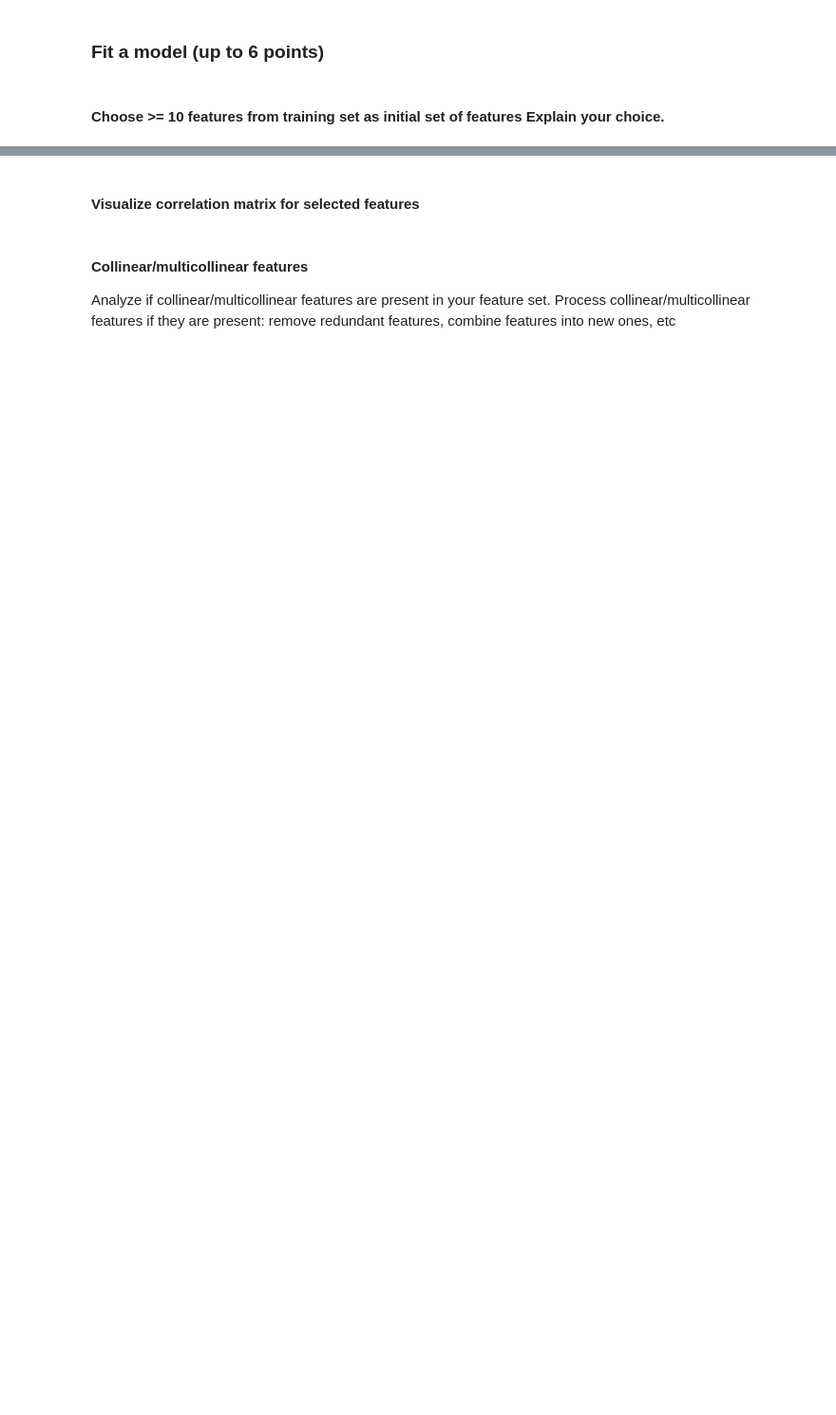
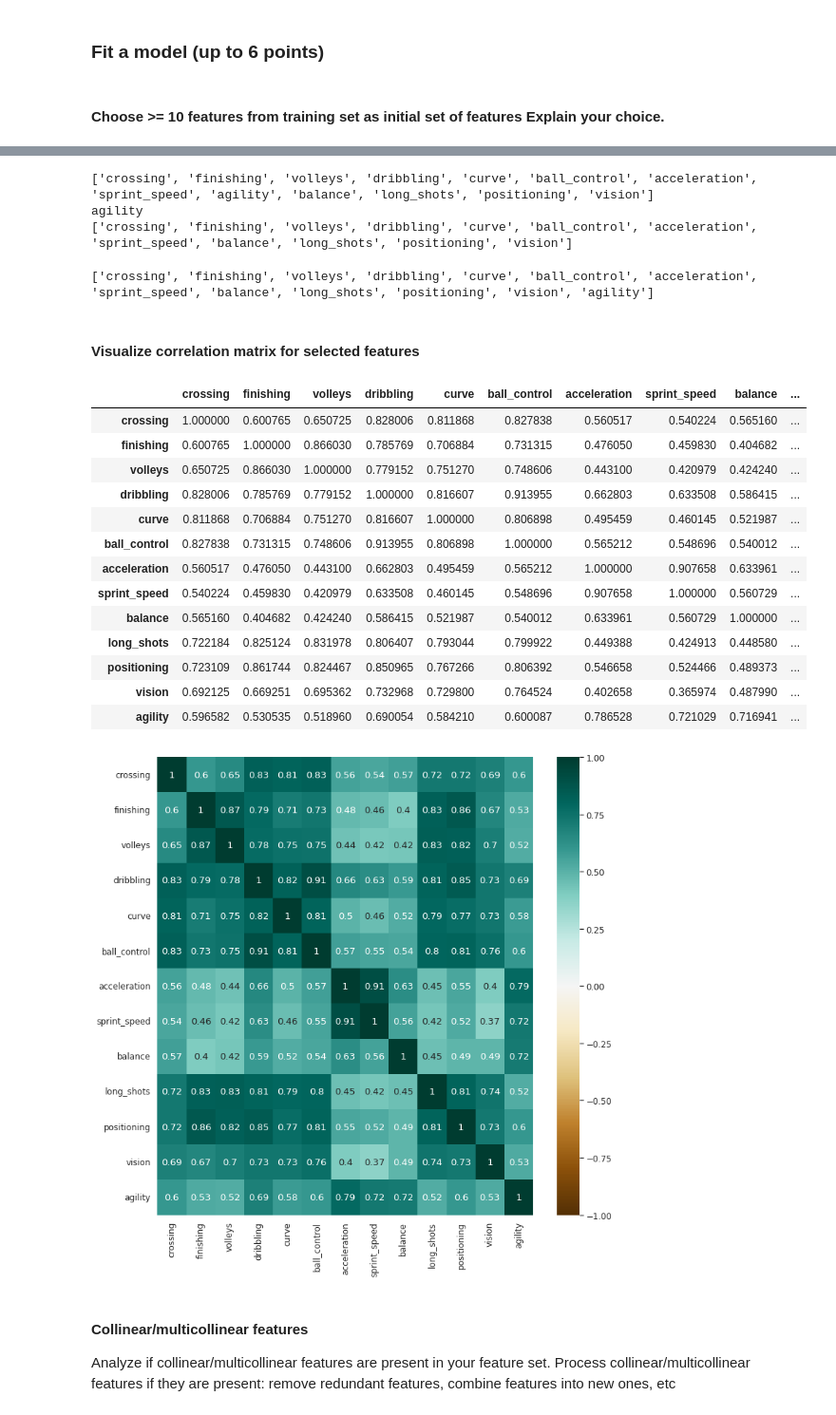
Before and after one commit to bonvech/ml-intro-1, a Jupyter notebook: 3_linear_regression/linear_regression.ipynb, the cells around one changed output, grey strips where cells are left out. Shown at 95% size. Saved outputs shown, nothing was run; the diff lists cells and outputs as text; code cells hidden in the pictures; blank space fills up the shorter version.

```diff
--- a/3_linear_regression/linear_regression.ipynb
+++ b/3_linear_regression/linear_regression.ipynb
@@ -1709,3 +1707,9 @@ Steps you need to follow:
     - or `LRMatrixForm`
 # %% [markdown]
 ### Make a new train/test split with new proportion: 70% on train and 30% on test data
+# %%
+print(df.shape)
+ix_split = int(0.7 * df.shape[0])
+DF_TRAIN = df.iloc[:ix_split].copy()
+DF_TEST = df.iloc[ix_split:].copy()
+print(DF_TRAIN.shape, DF_TEST.shape)
@@ -1715,0 +1735,4 @@ Steps you need to follow:
+# %%
+## найдем коэффициенты корреляции agility с другими признаками
+all_corr_matrix = DF_TRAIN.corr()
+display(all_corr_matrix['agility'])
@@ -1716,5 +1757,43 @@ Steps you need to follow:
+# %%
+## features with max correlation with agility
+cols = all_corr_matrix['agility'][all_corr_matrix['agility'] > 0.5].index.tolist()
+cols
+target = 'agility'
+features = cols[:]
+features.remove('agility')
+print(cols, target, features, sep="\n")
+# %% [output]
+['crossing', 'finishing', 'volleys', 'dribbling', 'curve', 'ball_control', 'acceleration', 'sprint_speed', 'agility', 'balance', 'long_shots', 'positioning', 'vision']
+agility
+['crossing', 'finishing', 'volleys', 'dribbling', 'curve', 'ball_control', 'acceleration', 'sprint_speed', 'balance', 'long_shots', 'positioning', 'vision']
+# %%
+cols = features + [target]
+print(cols)
+# %% [output]
+['crossing', 'finishing', 'volleys', 'dribbling', 'curve', 'ball_control', 'acceleration', 'sprint_speed', 'balance', 'long_shots', 'positioning', 'vision', 'agility']
 # %% [markdown]
 #### Visualize correlation matrix for selected features
+# %%
+correlation_matrix = DF_TRAIN[cols].corr()
+display(correlation_matrix)
+plt.figure(figsize=(12,12))
+sns.heatmap(correlation_matrix, center=0, vmin=-1, vmax=1, cmap='BrBG', annot=True);
+# %% [output]
+|  | crossing | finishing | volleys | dribbling | curve | ball_control | acceleration | sprint_speed | balance | ... |
+| crossing | 1.000000 | 0.600765 | 0.650725 | 0.828006 | 0.811868 | 0.827838 | 0.560517 | 0.540224 | 0.565160 | ... |
+| finishing | 0.600765 | 1.000000 | 0.866030 | 0.785769 | 0.706884 | 0.731315 | 0.476050 | 0.459830 | 0.404682 | ... |
+| volleys | 0.650725 | 0.866030 | 1.000000 | 0.779152 | 0.751270 | 0.748606 | 0.443100 | 0.420979 | 0.424240 | ... |
+| dribbling | 0.828006 | 0.785769 | 0.779152 | 1.000000 | 0.816607 | 0.913955 | 0.662803 | 0.633508 | 0.586415 | ... |
+| curve | 0.811868 | 0.706884 | 0.751270 | 0.816607 | 1.000000 | 0.806898 | 0.495459 | 0.460145 | 0.521987 | ... |
+| ball_control | 0.827838 | 0.731315 | 0.748606 | 0.913955 | 0.806898 | 1.000000 | 0.565212 | 0.548696 | 0.540012 | ... |
+| acceleration | 0.560517 | 0.476050 | 0.443100 | 0.662803 | 0.495459 | 0.565212 | 1.000000 | 0.907658 | 0.633961 | ... |
+| sprint_speed | 0.540224 | 0.459830 | 0.420979 | 0.633508 | 0.460145 | 0.548696 | 0.907658 | 1.000000 | 0.560729 | ... |
+| balance | 0.565160 | 0.404682 | 0.424240 | 0.586415 | 0.521987 | 0.540012 | 0.633961 | 0.560729 | 1.000000 | ... |
+| long_shots | 0.722184 | 0.825124 | 0.831978 | 0.806407 | 0.793044 | 0.799922 | 0.449388 | 0.424913 | 0.448580 | ... |
+| positioning | 0.723109 | 0.861744 | 0.824467 | 0.850965 | 0.767266 | 0.806392 | 0.546658 | 0.524466 | 0.489373 | ... |
+| vision | 0.692125 | 0.669251 | 0.695362 | 0.732968 | 0.729800 | 0.764524 | 0.402658 | 0.365974 | 0.487990 | ... |
+| agility | 0.596582 | 0.530535 | 0.518960 | 0.690054 | 0.584210 | 0.600087 | 0.786528 | 0.721029 | 0.716941 | ... |
+[figure, added]
 # %% [markdown]
 #### Collinear/multicollinear features
 Analyze if collinear/multicollinear features are present in your feature set.
```
Also changed, not shown: parts of 46 cells of this notebook.
